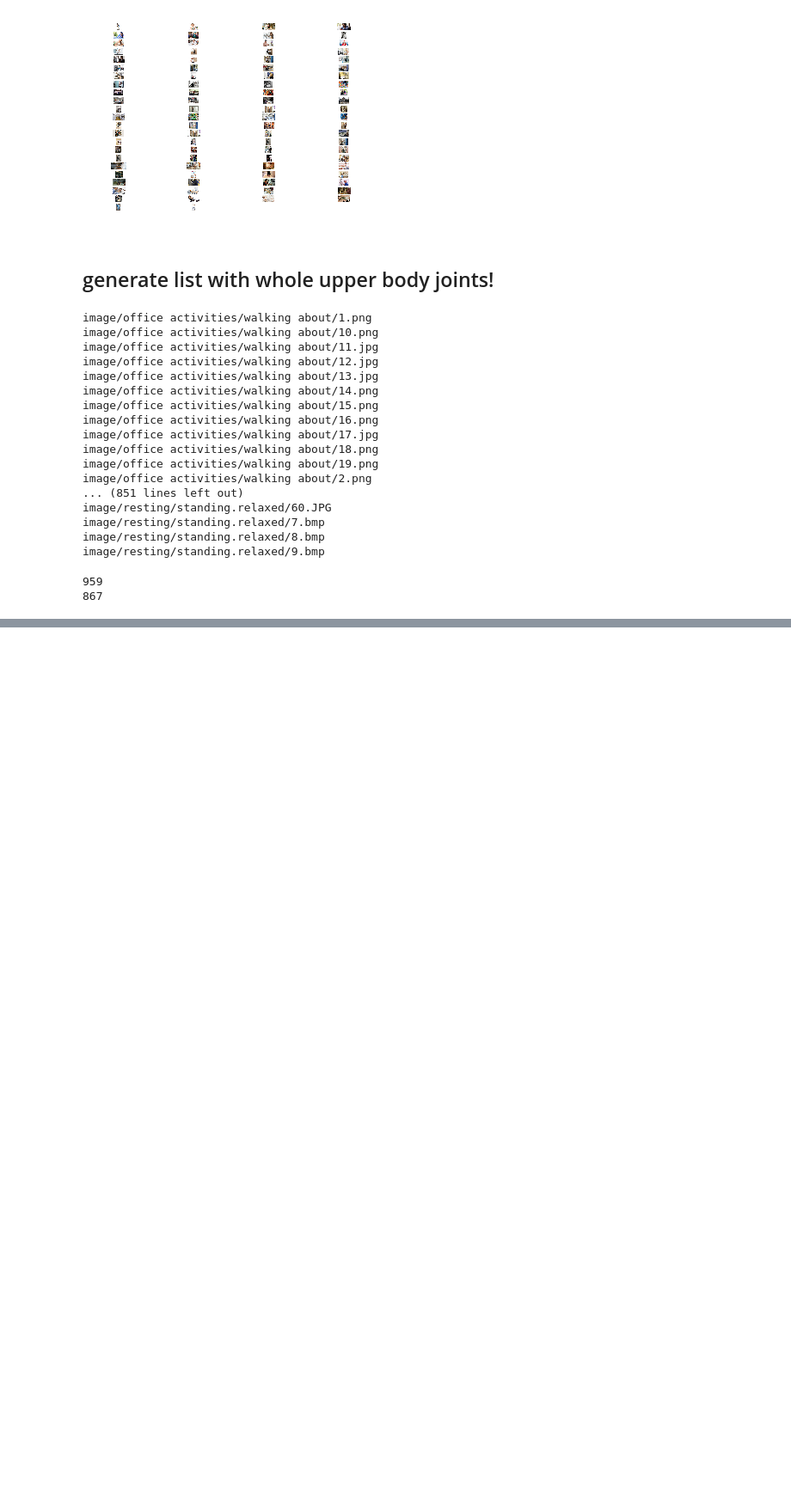
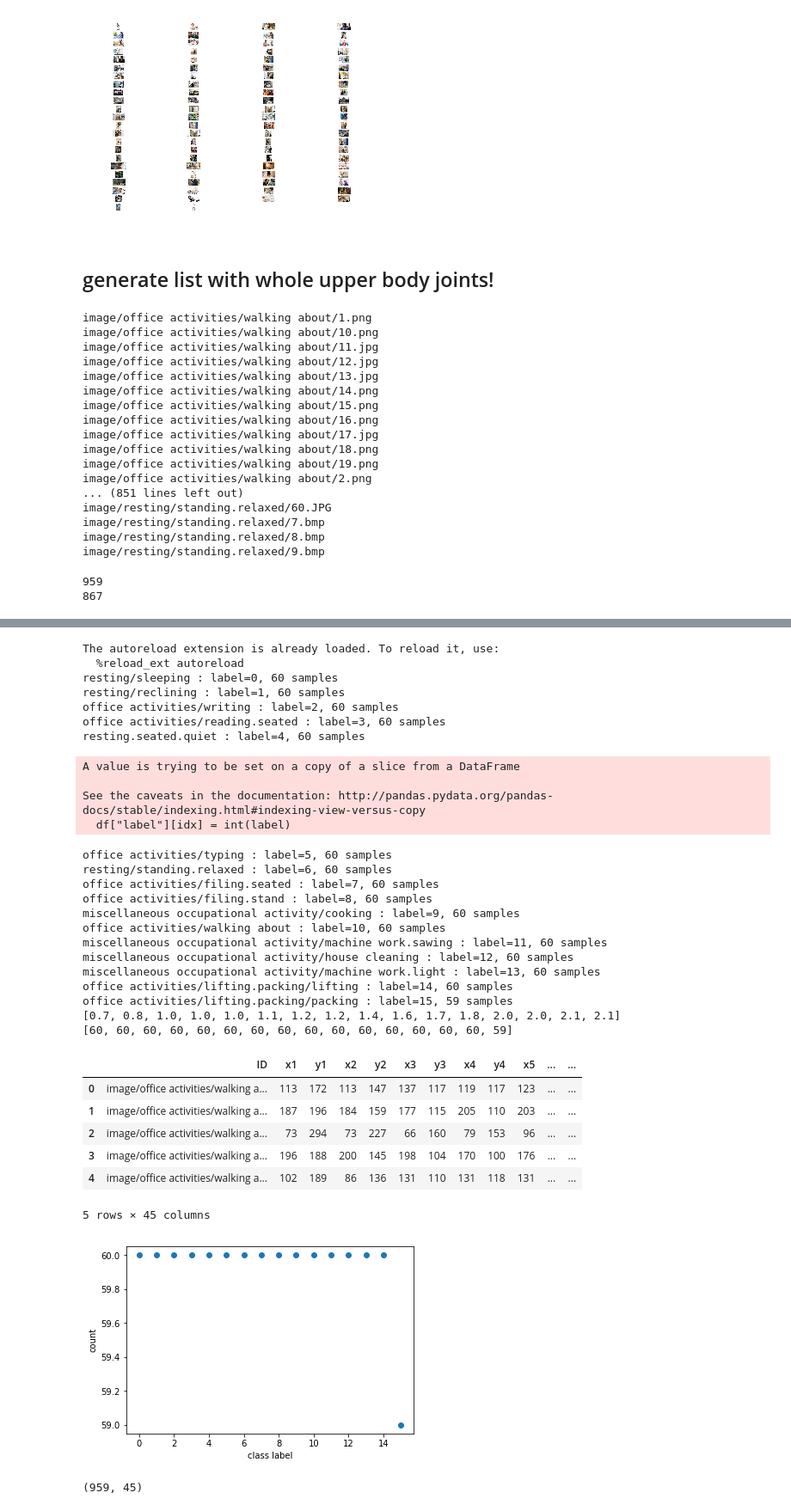
Before and after one commit to ys7yoo/deeppose_tf, a Jupyter notebook: analyzeMET.ipynb, the cells around one changed output, grey strips where cells are left out. Shown at 86% size. Saved outputs shown, nothing was run; the diff lists cells and outputs as text; code cells hidden in the pictures; blank space fills up the shorter version.

```diff
--- a/analyzeMET.ipynb
+++ b/analyzeMET.ipynb
@@ -512,0 +529,56 @@ MET2_joints.head()
+# %%
+# add class label index
+
+%load_ext autoreload
+%autoreload 2
+from util import met
+
+MET2_joints, labels, counts =  met.parseClassLabel(MET2_joints, activity_MET)
+
+# check
+print(METs)
+print(counts)
+plt.plot(labels, counts, 'o')
+plt.xlabel('class label')
+plt.ylabel('count')
+
+MET2_joints.head()
+# %% [output]
+The autoreload extension is already loaded. To reload it, use:
+  %reload_ext autoreload
+resting/sleeping : label=0, 60 samples
+resting/reclining : label=1, 60 samples
+office activities/writing : label=2, 60 samples
+office activities/reading.seated : label=3, 60 samples
+resting.seated.quiet : label=4, 60 samples
+A value is trying to be set on a copy of a slice from a DataFrame
+
+See the caveats in the documentation: http://pandas.pydata.org/pandas-docs/stable/indexing.html#indexing-view-versus-copy
+  df["label"][idx] = int(label)
+office activities/typing : label=5, 60 samples
+resting/standing.relaxed : label=6, 60 samples
+office activities/filing.seated : label=7, 60 samples
+office activities/filing.stand : label=8, 60 samples
+miscellaneous occupational activity/cooking : label=9, 60 samples
+office activities/walking about : label=10, 60 samples
+miscellaneous occupational activity/machine work.sawing : label=11, 60 samples
+miscellaneous occupational activity/house cleaning : label=12, 60 samples
+miscellaneous occupational activity/machine work.light : label=13, 60 samples
+office activities/lifting.packing/lifting : label=14, 60 samples
+office activities/lifting.packing/packing : label=15, 59 samples
+[0.7, 0.8, 1.0, 1.0, 1.0, 1.1, 1.2, 1.2, 1.4, 1.6, 1.7, 1.8, 2.0, 2.0, 2.1, 2.1]
+[60, 60, 60, 60, 60, 60, 60, 60, 60, 60, 60, 60, 60, 60, 60, 59]
+|  | ID | x1 | y1 | x2 | y2 | x3 | y3 | x4 | y4 | x5 | ... | ... |
+| 0 | image/office activities/walking a... | 113 | 172 | 113 | 147 | 137 | 117 | 119 | 117 | 123 | ... | ... |
+| 1 | image/office activities/walking a... | 187 | 196 | 184 | 159 | 177 | 115 | 205 | 110 | 203 | ... | ... |
+| 2 | image/office activities/walking a... | 73 | 294 | 73 | 227 | 66 | 160 | 79 | 153 | 96 | ... | ... |
+| 3 | image/office activities/walking a... | 196 | 188 | 200 | 145 | 198 | 104 | 170 | 100 | 176 | ... | ... |
+| 4 | image/office activities/walking a... | 102 | 189 | 86 | 136 | 131 | 110 | 131 | 118 | 131 | ... | ... |
+5 rows × 45 columns
+[figure, added]
+# %%
+# save
+MET2_joints.to_csv('activity-met.csv',index=False, header=None)
+print(MET2_joints.shape)
+# %% [output]
+(959, 45)
```
Also changed, not shown: parts of 14 cells of this notebook.
